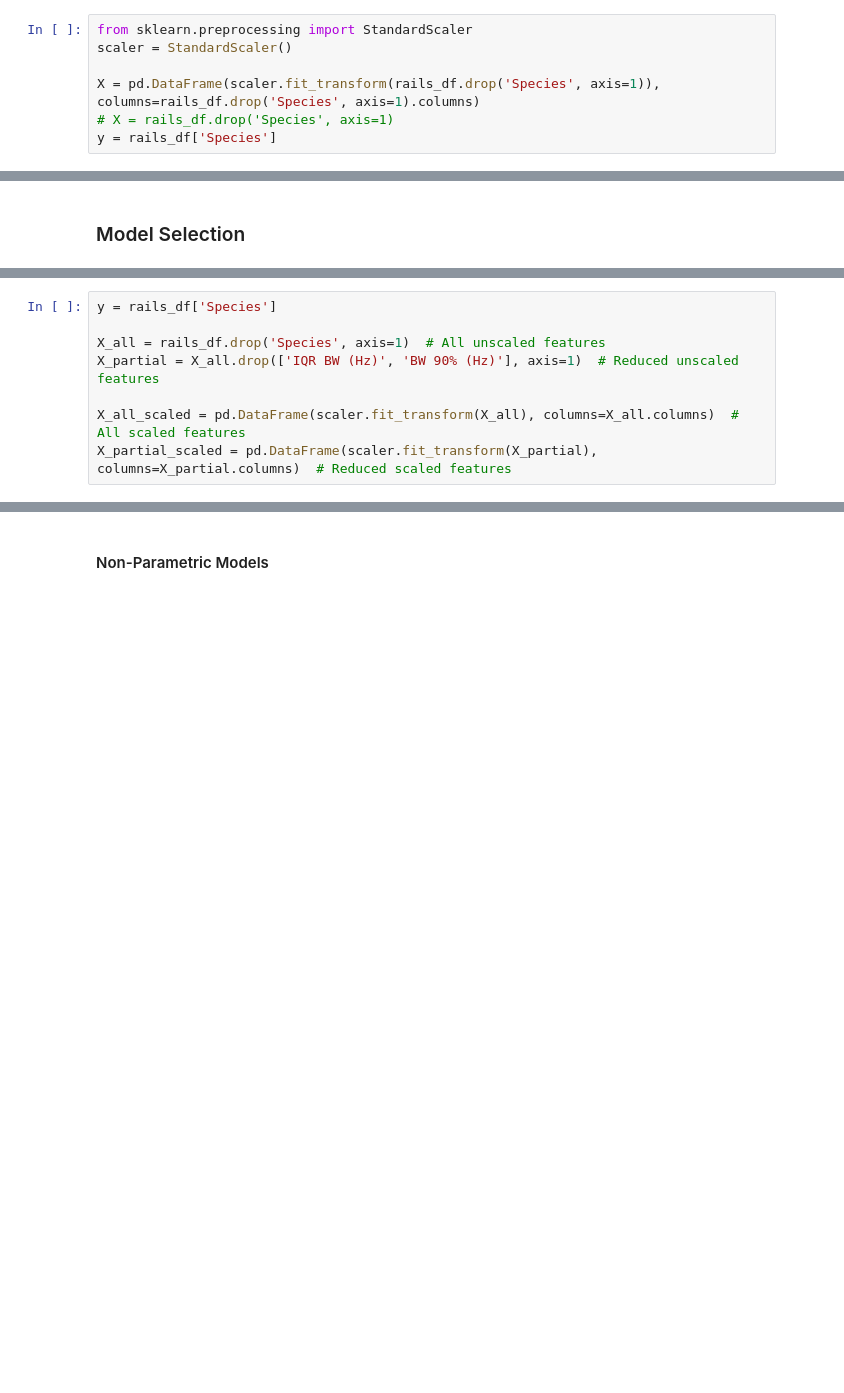
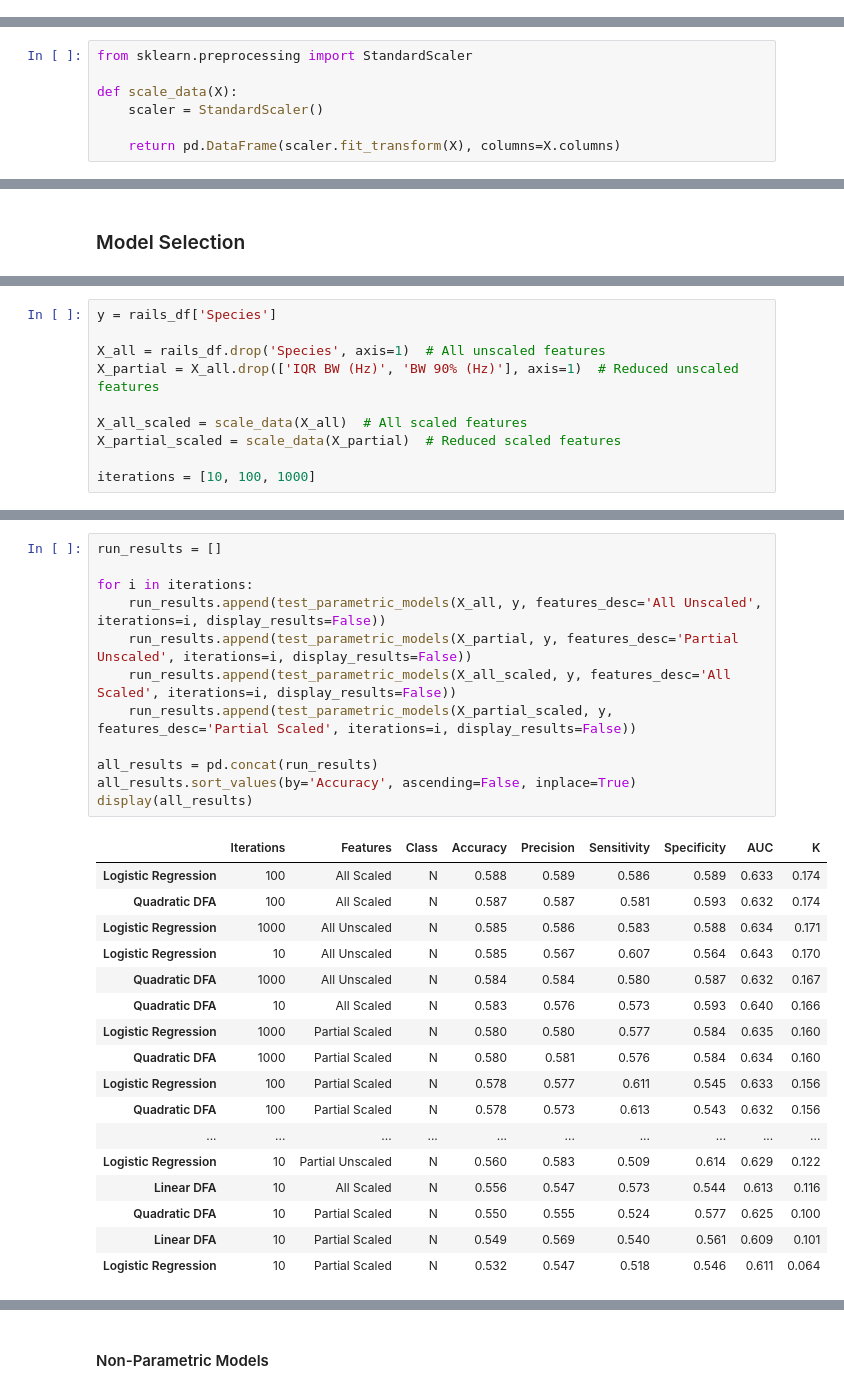
Before and after one commit to carl-schick-ds/rails, a Jupyter notebook: rails.ipynb, the cells around one changed output, grey strips where cells are left out. Drawn from its saved outputs; the diff is of its cells as text; blank space fills up the shorter version.

Commit message:
Additional parametric model refactoring.

```diff
--- a/rails.ipynb
+++ b/rails.ipynb
@@ -201,7 +191,0 @@ In addition, let's extract the features and target into generic X and y variable
-# %%
-from sklearn.preprocessing import StandardScaler
-scaler = StandardScaler()
-
-X = pd.DataFrame(scaler.fit_transform(rails_df.drop('Species', axis=1)), columns=rails_df.drop('Species', axis=1).columns)
-# X = rails_df.drop('Species', axis=1)
-y = rails_df['Species']
@@ -250,0 +250,7 @@ The outcomes from the original study are shown in the image below.
+# %%
+from sklearn.preprocessing import StandardScaler
+
+def scale_data(X):
+    scaler = StandardScaler()
+
+    return pd.DataFrame(scaler.fit_transform(X), columns=X.columns)
@@ -253 +354,11 @@ The outcomes from the original study are shown in the image below.
+# %%
+y = rails_df['Species']
+
+X_all = rails_df.drop('Species', axis=1)  # All unscaled features
+X_partial = X_all.drop(['IQR BW (Hz)', 'BW 90% (Hz)'], axis=1)  # Reduced unscaled features
+
+X_all_scaled = scale_data(X_all)  # All scaled features
+X_partial_scaled = scale_data(X_partial)  # Reduced scaled features
+
+iterations = [10, 100, 1000]
 # %% [markdown]
@@ -353,8 +365,0 @@ Master Parameters
-# %%
-y = rails_df['Species']
-
-X_all = rails_df.drop('Species', axis=1)  # All unscaled features
-X_partial = X_all.drop(['IQR BW (Hz)', 'BW 90% (Hz)'], axis=1)  # Reduced unscaled features
-
-X_all_scaled = pd.DataFrame(scaler.fit_transform(X_all), columns=X_all.columns)  # All scaled features
-X_partial_scaled = pd.DataFrame(scaler.fit_transform(X_partial), columns=X_partial.columns)  # Reduced scaled features
@@ -443,0 +370,30 @@ display(pd.concat([model_results, ldrcv_results]).sort_values(by='Accuracy', asc
+# %%
+run_results = []
+
+for i in iterations:
+    run_results.append(test_parametric_models(X_all, y, features_desc='All Unscaled', iterations=i, display_results=False))
+    run_results.append(test_parametric_models(X_partial, y, features_desc='Partial Unscaled', iterations=i, display_results=False))
+    run_results.append(test_parametric_models(X_all_scaled, y, features_desc='All Scaled', iterations=i, display_results=False))
+    run_results.append(test_parametric_models(X_partial_scaled, y, features_desc='Partial Scaled', iterations=i, display_results=False))
+
+all_results = pd.concat(run_results)
+all_results.sort_values(by='Accuracy', ascending=False, inplace=True)
+display(all_results)
+# %% [output]
+|  | Iterations | Features | Class | Accuracy | Precision | Sensitivity | Specificity | AUC | K |
+| Logistic Regression | 100 | All Scaled | N | 0.588 | 0.589 | 0.586 | 0.589 | 0.633 | 0.174 |
+| Quadratic DFA | 100 | All Scaled | N | 0.587 | 0.587 | 0.581 | 0.593 | 0.632 | 0.174 |
+| Logistic Regression | 1000 | All Unscaled | N | 0.585 | 0.586 | 0.583 | 0.588 | 0.634 | 0.171 |
+| Logistic Regression | 10 | All Unscaled | N | 0.585 | 0.567 | 0.607 | 0.564 | 0.643 | 0.170 |
+| Quadratic DFA | 1000 | All Unscaled | N | 0.584 | 0.584 | 0.580 | 0.587 | 0.632 | 0.167 |
+| Quadratic DFA | 10 | All Scaled | N | 0.583 | 0.576 | 0.573 | 0.593 | 0.640 | 0.166 |
+| Logistic Regression | 1000 | Partial Scaled | N | 0.580 | 0.580 | 0.577 | 0.584 | 0.635 | 0.160 |
+| Quadratic DFA | 1000 | Partial Scaled | N | 0.580 | 0.581 | 0.576 | 0.584 | 0.634 | 0.160 |
+| Logistic Regression | 100 | Partial Scaled | N | 0.578 | 0.577 | 0.611 | 0.545 | 0.633 | 0.156 |
+| Quadratic DFA | 100 | Partial Scaled | N | 0.578 | 0.573 | 0.613 | 0.543 | 0.632 | 0.156 |
+| ... | ... | ... | ... | ... | ... | ... | ... | ... | ... |
+| Logistic Regression | 10 | Partial Unscaled | N | 0.560 | 0.583 | 0.509 | 0.614 | 0.629 | 0.122 |
+| Linear DFA | 10 | All Scaled | N | 0.556 | 0.547 | 0.573 | 0.544 | 0.613 | 0.116 |
+| Quadratic DFA | 10 | Partial Scaled | N | 0.550 | 0.555 | 0.524 | 0.577 | 0.625 | 0.100 |
+| Linear DFA | 10 | Partial Scaled | N | 0.549 | 0.569 | 0.540 | 0.561 | 0.609 | 0.101 |
+| Logistic Regression | 10 | Partial Scaled | N | 0.532 | 0.547 | 0.518 | 0.546 | 0.611 | 0.064 |
```
Also changed, not shown: parts of 35 cells of this notebook.
